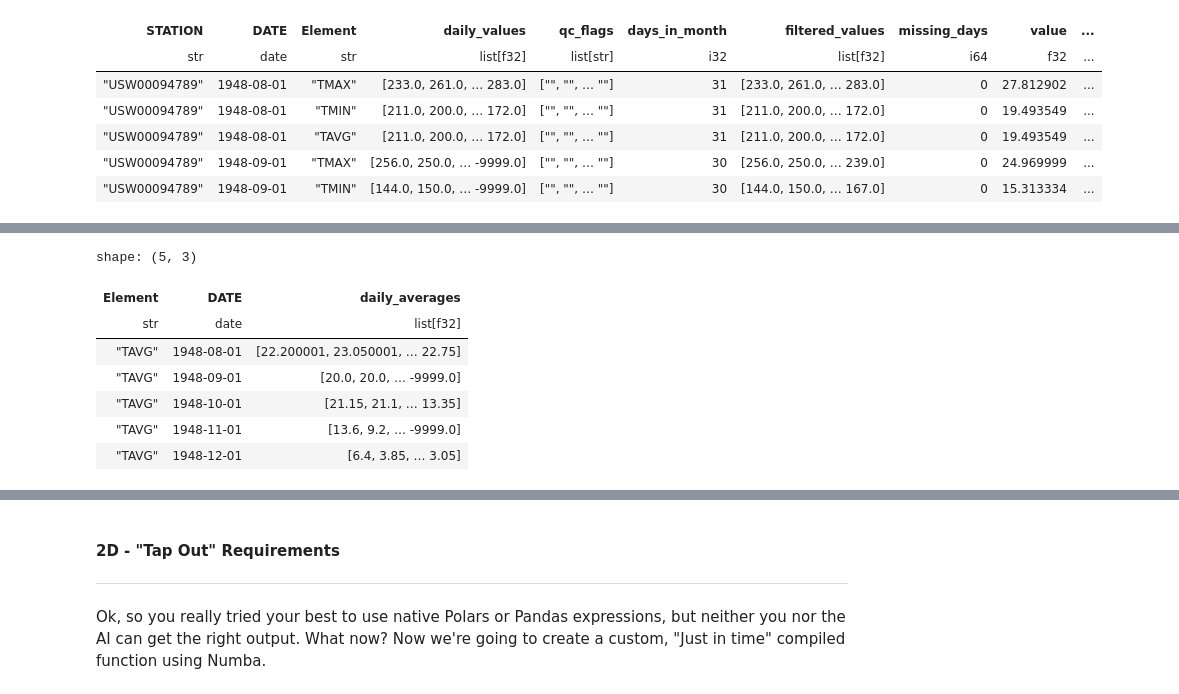
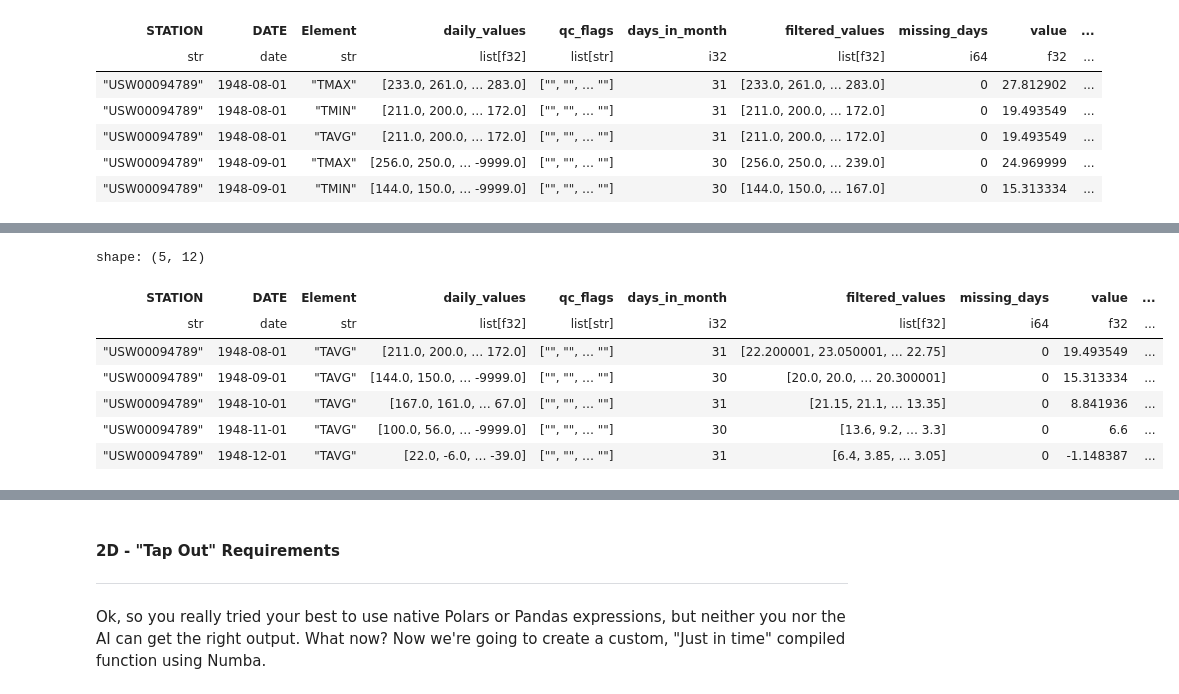
Before and after one commit to brodie-vidrine/Breaking-out-of-the-Loop, a Jupyter notebook: SciPy_Polars.ipynb, the cells around one changed output, grey strips where cells are left out. Cells and saved outputs as stored; diff of their text form; code cells hidden in the pictures.

```diff
--- a/SciPy_Polars.ipynb
+++ b/SciPy_Polars.ipynb
@@ -273,38 +273,42 @@ OK. I promise we're almost there! So how are we supposed to write a query that c
 # %%
 daily_average_expressions = []
 daily_averages = ["da_" + str(i) for i in range(31)]
 
 for v, v2, qc, qc2, dv in zip(tmin_vals, tmax_vals, min_qc_flags, max_qc_flags, daily_averages):
     daily_average_expressions.append(
         pl.when(
             pl.col("Element").is_in(["TAVG"])
             & ~pl.col( v ).is_in([-9999.0])
             & pl.col( qc ).is_in([""])
             & ~pl.col( v2 ).is_in([-9999.0])
             & pl.col( qc2 ).is_in([""])
         ).then(
             ((pl.col(v) + pl.col(v2))/2)*.1
         ).otherwise(
             -9999.0
         ).alias(dv)
     )
 
 #
 import polars.selectors as cs
 
 df = df.with_columns(
             daily_average_expressions
         ).with_columns(
             daily_averages = pl.concat_list(cs.matches(".*da_.*"))
         )
 
-df.filter(pl.col.Element.is_in(["TAVG"])).select(["Element", "DATE", "daily_averages"]).head()
+#Say goodbye to all those columns!
+drop_list = daily_averages + tmin_vals + tmax_vals + min_qc_flags + max_qc_flags
+df = df.drop(drop_list)
+
+df.filter(pl.col.Element.is_in(["TAVG"])).head()
 # %% [output]
-shape: (5, 3)
+shape: (5, 12)
-| Element | DATE | daily_averages |
-| str | date | list[f32] |
-| "TAVG" | 1948-08-01 | [22.200001, 23.050001, … 22.75] |
-| "TAVG" | 1948-09-01 | [20.0, 20.0, … -9999.0] |
-| "TAVG" | 1948-10-01 | [21.15, 21.1, … 13.35] |
-| "TAVG" | 1948-11-01 | [13.6, 9.2, … -9999.0] |
-| "TAVG" | 1948-12-01 | [6.4, 3.85, … 3.05] |
+| STATION | DATE | Element | daily_values | qc_flags | days_in_month | filtered_values | missing_days | value | ... |
+| str | date | str | list[f32] | list[str] | i32 | list[f32] | i64 | f32 | ... |
+| "USW00094789" | 1948-08-01 | "TAVG" | [211.0, 200.0, … 172.0] | ["", "", … ""] | 31 | [22.200001, 23.050001, … 22.75] | 0 | 19.493549 | ... |
+| "USW00094789" | 1948-09-01 | "TAVG" | [144.0, 150.0, … -9999.0] | ["", "", … ""] | 30 | [20.0, 20.0, … 20.300001] | 0 | 15.313334 | ... |
+| "USW00094789" | 1948-10-01 | "TAVG" | [167.0, 161.0, … 67.0] | ["", "", … ""] | 31 | [21.15, 21.1, … 13.35] | 0 | 8.841936 | ... |
+| "USW00094789" | 1948-11-01 | "TAVG" | [100.0, 56.0, … -9999.0] | ["", "", … ""] | 30 | [13.6, 9.2, … 3.3] | 0 | 6.6 | ... |
+| "USW00094789" | 1948-12-01 | "TAVG" | [22.0, -6.0, … -39.0] | ["", "", … ""] | 31 | [6.4, 3.85, … 3.05] | 0 | -1.148387 | ... |
```
Also changed, not shown: parts of 3 cells of this notebook.
